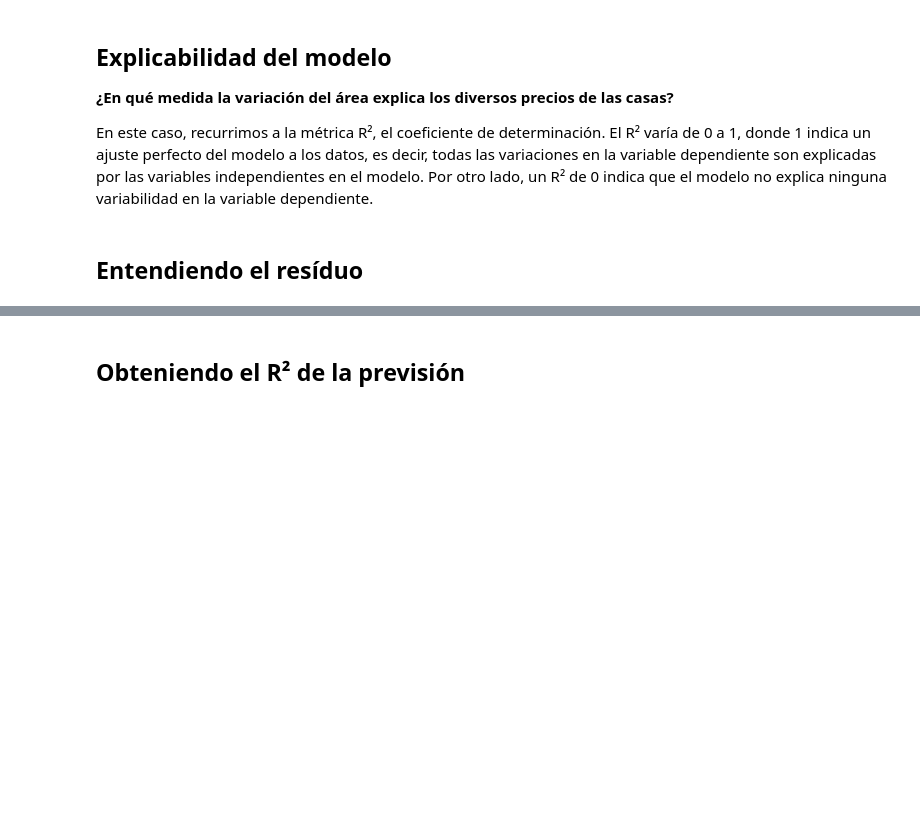
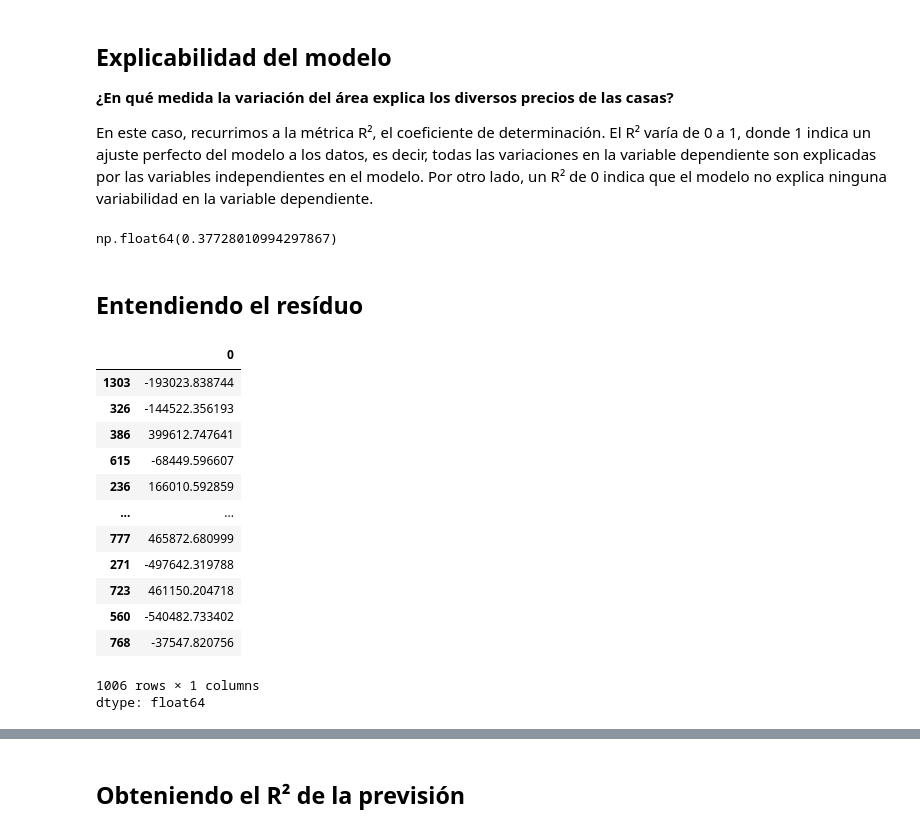
Before and after one commit to Cristi63/Challenge_Telecom, a Jupyter notebook: precios_de_inmuebles_regresion_lineal.ipynb, the cells around one changed output, grey strips where cells are left out. Cells and saved outputs as stored; diff of their text form; code cells hidden in the pictures; blank space fills up the shorter version.

```diff
--- a/precios_de_inmuebles_regresion_lineal.ipynb
+++ b/precios_de_inmuebles_regresion_lineal.ipynb
@@ -188,4 +191,12 @@ El conjunto de **entrenamiento** se utiliza para ajustar el modelo, mientras que
+# %%
+# import train_test_split
+from sklearn.model_selection import train_test_split
+y = datos['precio_de_venta']
+X = datos.drop(columns='precio_de_venta')
+X_train, X_test, y_train, y_test = train_test_split(X,y,test_size=0.3,random_state=230)
 # %%
 #Datos de entrenamiento para usar la fórmula
+df_train = pd.DataFrame(X_train)
+df_train['precio_de_venta'] = y_train
 # %%
 # import ols
@@ -192,5 +204,6 @@ El conjunto de **entrenamiento** se utiliza para ajustar el modelo, mientras que
 # %%
 # ajustando el primer modelo
+modelo_0 = ols('precio_de_venta ~ area_primer_piso', data = df_train).fit()
 # %% [markdown]
 ## Analizando los coeficientes
 
@@ -213,9 +251,28 @@ El conjunto de **entrenamiento** se utiliza para ajustar el modelo, mientras que
 En este caso, recurrimos a la métrica R², el coeficiente de determinación. El R² varía de 0 a 1, donde 1 indica un ajuste perfecto del modelo a los datos, es decir, todas las variaciones en la variable dependiente son explicadas por las variables independientes en el modelo. Por otro lado, un R² de 0 indica que el modelo no explica ninguna variabilidad en la variable dependiente.
 # %%
 # observando el R²
+modelo_0.rsquared
+# %% [output]
+np.float64(0.37728010994297867)
 # %% [markdown]
 ## Entendiendo el resíduo
 # %%
 # Quiénes son los residuos?
+modelo_0.resid
+# %% [output]
+|  | 0 |
+| 1303 | -193023.838744 |
+| 326 | -144522.356193 |
+| 386 | 399612.747641 |
+| 615 | -68449.596607 |
+| 236 | 166010.592859 |
+| ... | ... |
+| 777 | 465872.680999 |
+| 271 | -497642.319788 |
+| 723 | 461150.204718 |
+| 560 | -540482.733402 |
+| 768 | -37547.820756 |
+1006 rows × 1 columns
+dtype: float64
 # %%
 # Cómo están distribuidos
```
Also changed, not shown: parts of 7 cells of this notebook.
